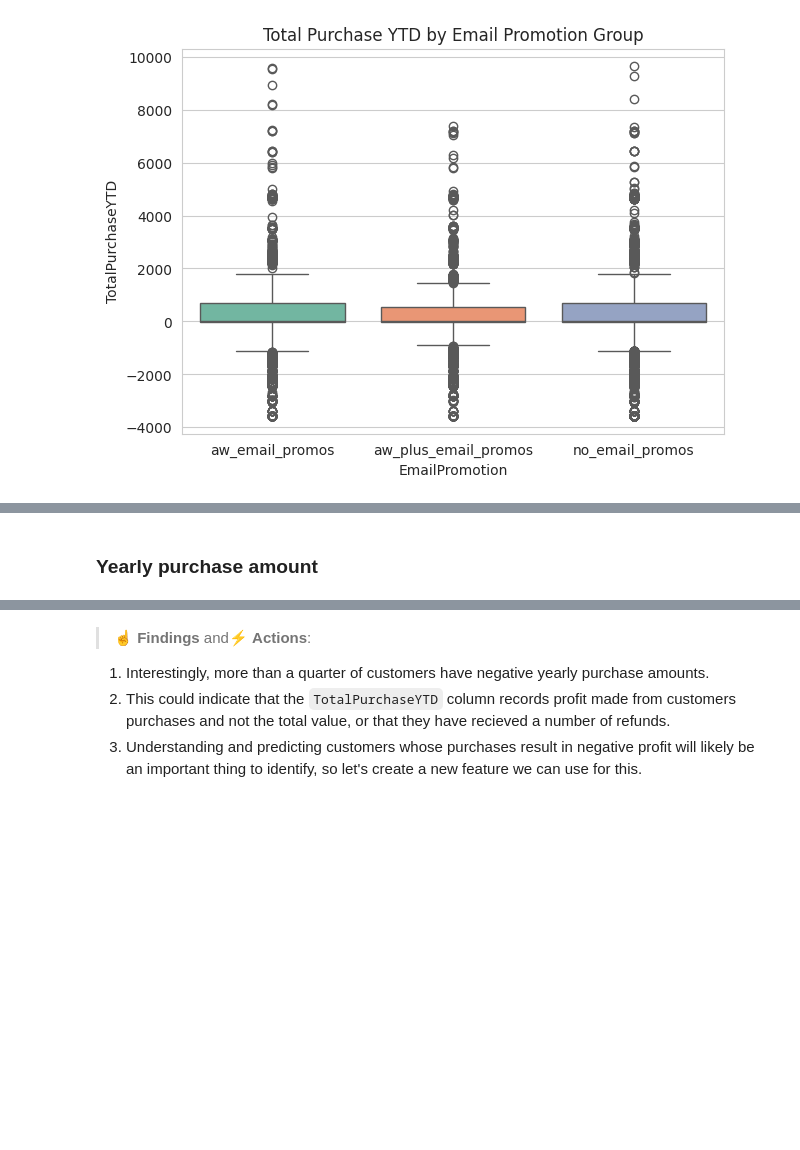
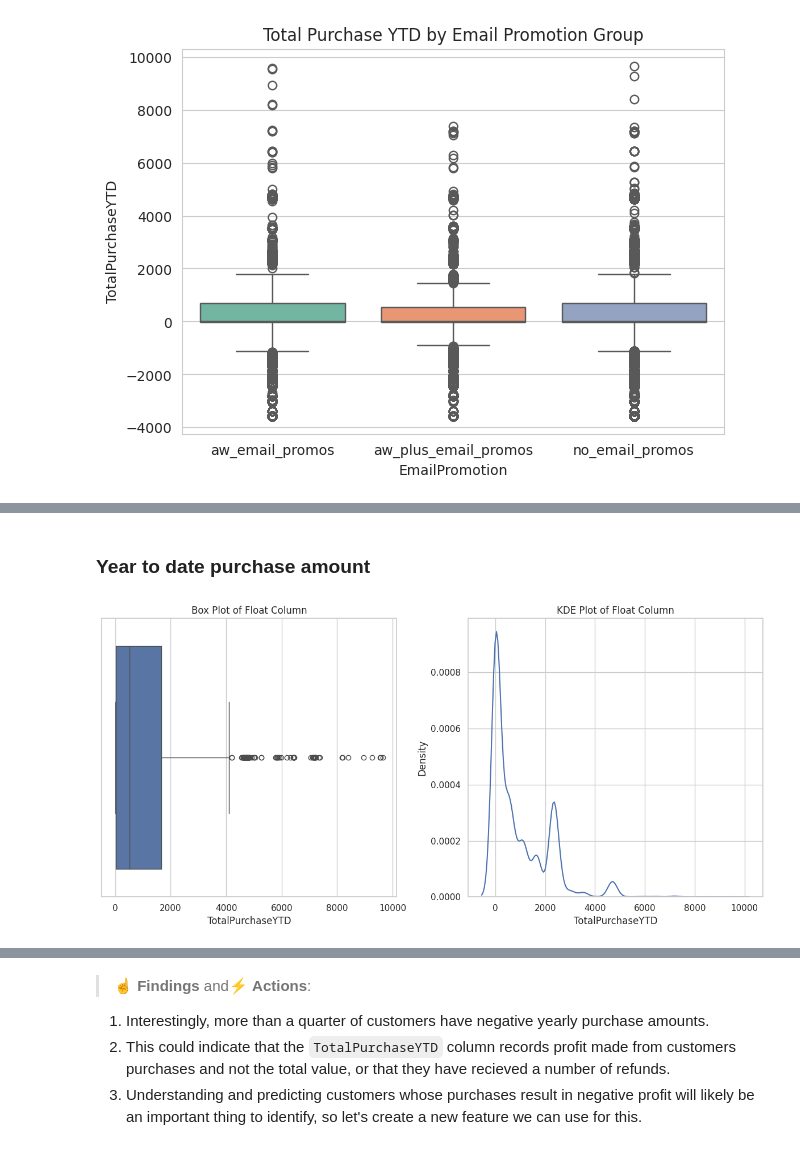
Before and after one commit to jamesrichardbunting/customer_segmentation, a Jupyter notebook: customer_segmentation.ipynb, the cells around one changed output, grey strips where cells are left out. Saved outputs shown, nothing was run; the diff lists cells and outputs as text; code cells hidden in the pictures; blank space fills up the shorter version.

```diff
--- a/customer_segmentation.ipynb
+++ b/customer_segmentation.ipynb
@@ -391,2 +414,24 @@ Passing `palette` without assigning `hue` is deprecated and will be removed in v
 # %% [markdown]
-### Yearly purchase amount
+### Year to date purchase amount
+# %%
+# Set whitegrid as the aesthetic style again
+sns.set(style="whitegrid")
+
+# Create subplots for side-by-side plotting
+fig, axes = plt.subplots(1, 2, figsize=(12, 6))  # 1 row, 2 columns
+
+# Boxplot on the first subplot
+sns.boxplot(x=person_in_filtered['TotalPurchaseYTD'], ax=axes[0])
+axes[0].set_title('Box Plot of Float Column')
+
+# KDE plot on the second subplot
+sns.kdeplot(person_in_filtered['TotalPurchaseYTD'], ax=axes[1])
+axes[1].set_title('KDE Plot of Float Column')
+
+# Automatically adjust subplot parameters to give specified padding
+plt.tight_layout()
+
+# Display the plots
+plt.show()
+# %% [output]
+[figure, added]
```
Also changed, not shown: parts of 8 cells of this notebook.
